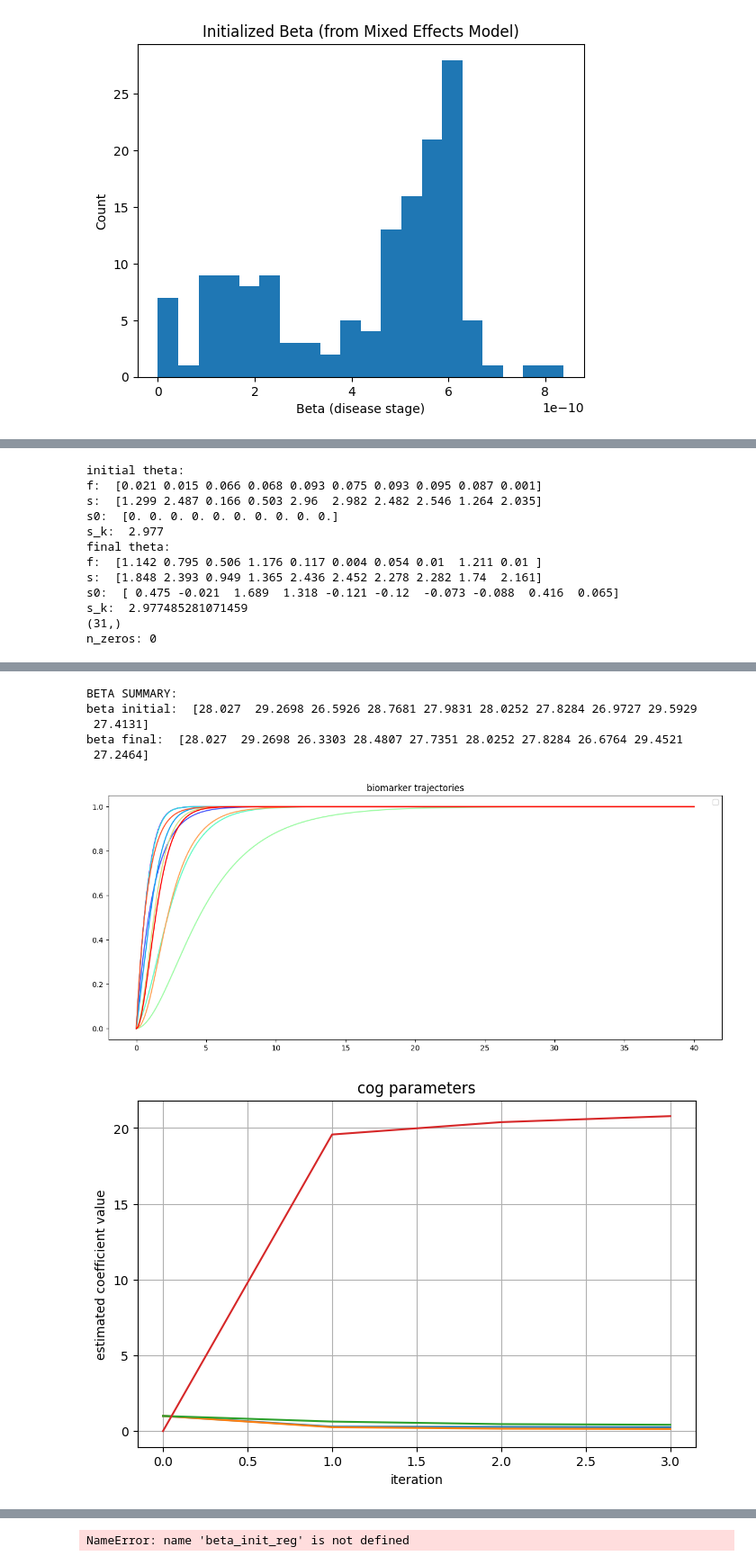
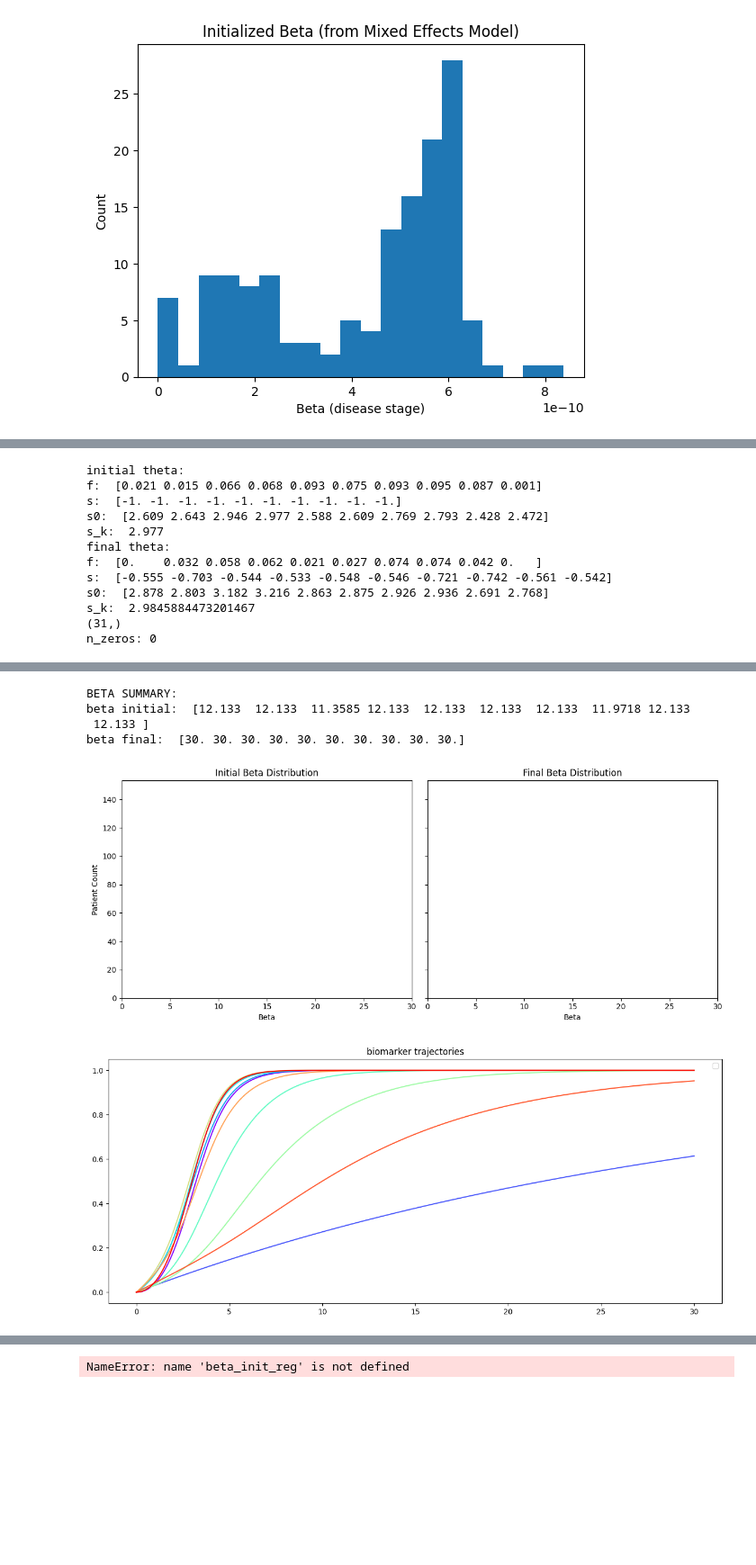
Before and after one commit to LAMCIG/Progression_models_simulations, a Jupyter notebook: EMDPM/experiments/real_data_PPMI/ppmi_fit_10biom.ipynb, the cells around one changed output, grey strips where cells are left out. Shown at 90% size. Saved outputs shown, nothing was run; the diff lists cells and outputs as text; code cells hidden in the pictures; blank space fills up the shorter version.

Commit message:
beta init scaling, different initialization for s and s0

```diff
--- a/EMDPM/experiments/real_data_PPMI/ppmi_fit_10biom.ipynb
+++ b/EMDPM/experiments/real_data_PPMI/ppmi_fit_10biom.ipynb
@@ -174,3 +167,8 @@ TD_score      -0.010    0.016 -0.607 0.544 -0.041  0.022
 Group Var      0.000
 ========================================================
 [figure]
+# %%
+t_max = 30
+beta_init = beta_init * 1 / (max(beta_init) - min(beta_init))
+
+plt.hist(beta_init)
@@ -177,6 +182,6 @@ Group Var      0.000
 # %%
 path = "/home/dsemchin/Progression_models_simulations/EMDPM/experiments/real_data_PPMI/ppmi_iter10_test"
-em_model_0 = EM(num_iterations=3, t_max=40, step=step,
+em_model_0 = EM(num_iterations=2, t_max=t_max, step=step,
                  use_jacobian=True, lambda_cog=0.3, lambda_f=0.1, lambda_scalar=0.0)
 em_model_0.fit(X=X, dt=dt, ids=ids, cog=cog, K=K, save_path=path, initial_beta=beta_init)
 # %% [output]
@@ -200,7 +192,7 @@ EM(lambda_cog=0.3, lambda_f=0.1, num_iterations=3,
    use_jacobian=True)
 # %%
 n_biomarkers = 10
-t_span = np.linspace(0, 40, int(40/step))
+t_span = np.linspace(0, t_max, int(t_max/step))
 
 theta_history = em_model_0.theta_history
 beta_history = em_model_0.beta_history
@@ -249,19 +241,36 @@ print("\nBETA SUMMARY:")
 print("beta initial: ", np.round(beta_history[0:10, 0],4))
 print("beta final: ", np.round(beta_history[0:10, -1], 4))
 
+fig, axes = plt.subplots(1, 2, figsize=(12, 5), sharey=True)
+
+axes[0].hist(beta_init, bins=20, color='steelblue', alpha=0.8)
+axes[0].set_title("Initial Beta Distribution")
+axes[0].set_xlabel("Beta")
+axes[0].set_ylabel("Patient Count")
+axes[0].set_xlim(0, t_span[-1])
+
+axes[1].hist(beta_history[:,-1], bins=20, color='darkorange', alpha=0.8)
+axes[1].set_title("Final Beta Distribution")
+axes[1].set_xlabel("Beta")
+axes[1].set_xlim(0, t_span[-1])
+
+plt.tight_layout()
+plt.show()
+
+
 plot_biomarker_trajectories(final_model, t_span, n_biomarkers)
 plot_cog_regression_history(em_model_0.cog_regression_history, ["MCATOT","TD_score","PIGD_score"])
 plot_lse(lse_history)
 # %% [output]
 initial theta:
 f:  [0.021 0.015 0.066 0.068 0.093 0.075 0.093 0.095 0.087 0.001]
-s:  [1.299 2.487 0.166 0.503 2.96  2.982 2.482 2.546 1.264 2.035]
-s0:  [0. 0. 0. 0. 0. 0. 0. 0. 0. 0.]
+s:  [-1. -1. -1. -1. -1. -1. -1. -1. -1. -1.]
+s0:  [2.609 2.643 2.946 2.977 2.588 2.609 2.769 2.793 2.428 2.472]
 s_k:  2.977
 final theta:
-f:  [1.142 0.795 0.506 1.176 0.117 0.004 0.054 0.01  1.211 0.01 ]
-s:  [1.848 2.393 0.949 1.365 2.436 2.452 2.278 2.282 1.74  2.161]
-s0:  [ 0.475 -0.021  1.689  1.318 -0.121 -0.12  -0.073 -0.088  0.416  0.065]
-s_k:  2.977485281071459
+f:  [0.    0.032 0.058 0.062 0.021 0.027 0.074 0.074 0.042 0.   ]
+s:  [-0.555 -0.703 -0.544 -0.533 -0.548 -0.546 -0.721 -0.742 -0.561 -0.542]
+s0:  [2.878 2.803 3.182 3.216 2.863 2.875 2.926 2.936 2.691 2.768]
+s_k:  2.9845884473201467
 (31,)
 n_zeros: 0
@@ -269,7 +278,6 @@ n_zeros: 0
 BETA SUMMARY:
-beta initial:  [28.027  29.2698 26.5926 28.7681 27.9831 28.0252 27.8284 26.9727 29.5929
- 27.4131]
-beta final:  [28.027  29.2698 26.3303 28.4807 27.7351 28.0252 27.8284 26.6764 29.4521
- 27.2464]
+beta initial:  [12.133  12.133  11.3585 12.133  12.133  12.133  12.133  11.9718 12.133
+ 12.133 ]
+beta final:  [30. 30. 30. 30. 30. 30. 30. 30. 30. 30.]
-[figure, old version]
+[figure, new version]
-[figure, old version]
+[figure, new version]
```
Also changed, not shown: parts of 6 cells of this notebook, 6 other files.
